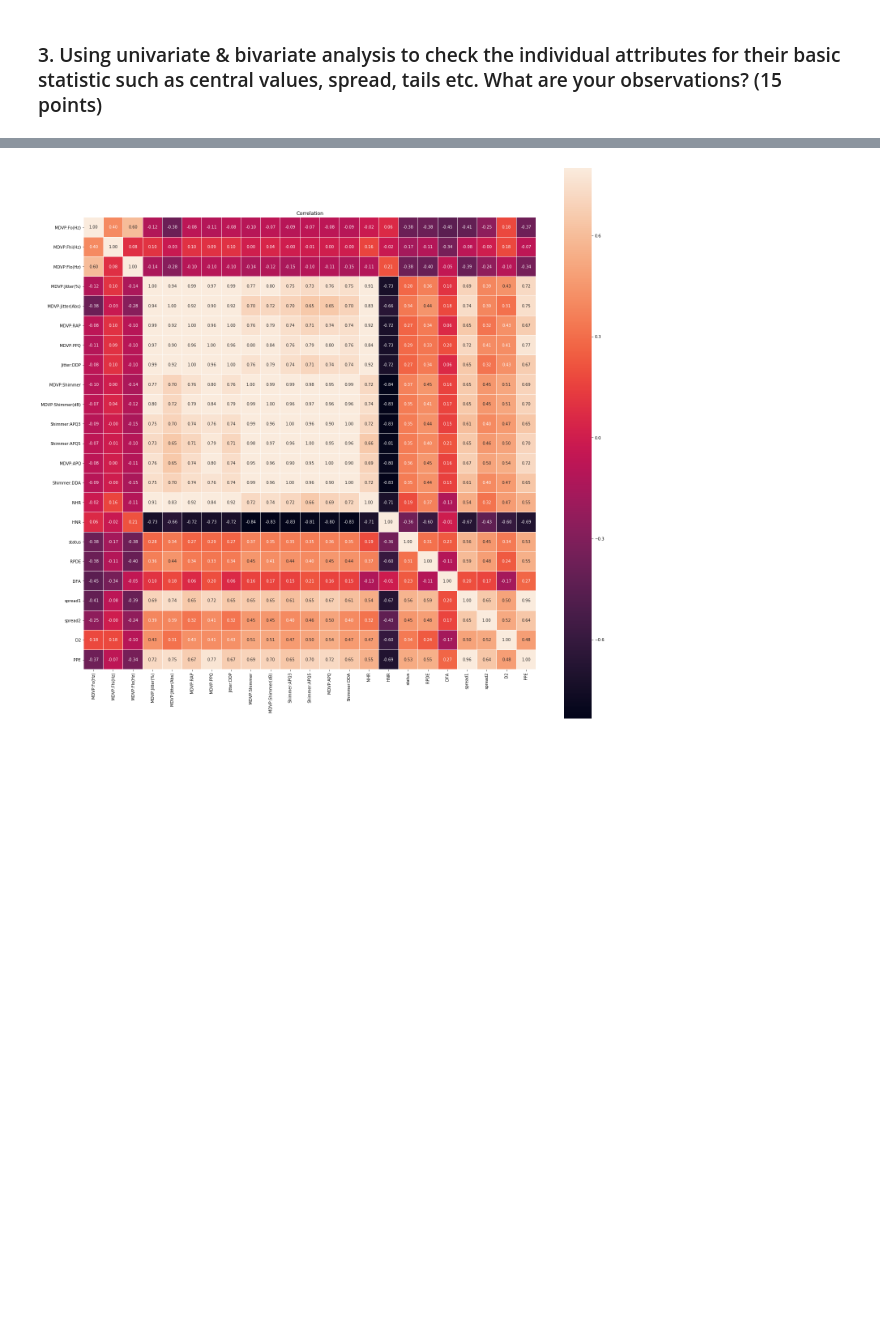
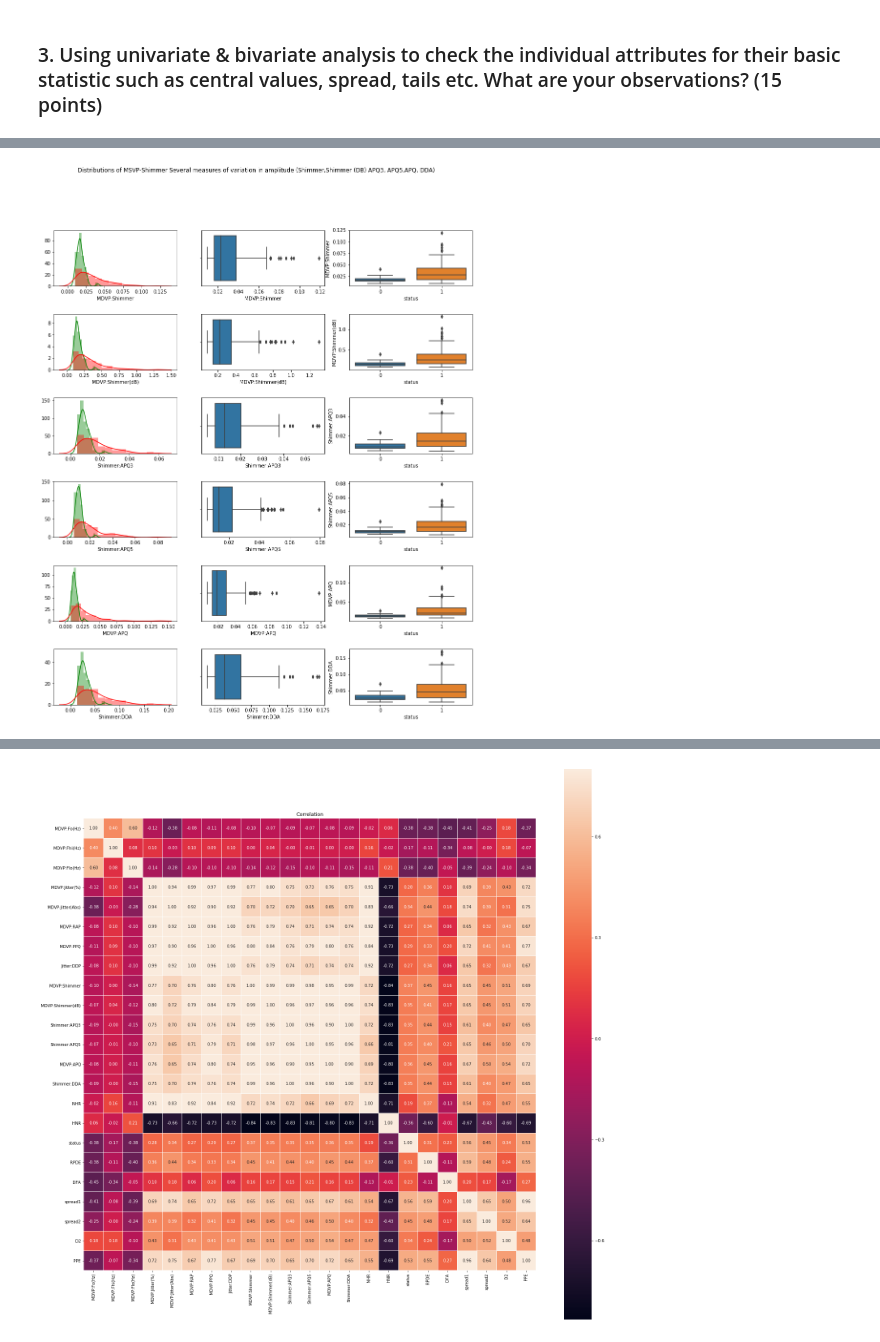
Before and after one commit to GreatLearningAIML1/bangalore-feb-batch-krishnakarthi, a Jupyter notebook: Projects/R3_EnsembleTechnique/EnsembleTechnique_R3_Project1.ipynb, the cells around one changed output, grey strips where cells are left out. Cells and saved outputs as stored; diff of their text form; code cells hidden in the pictures; blank space fills up the shorter version.

```diff
--- a/Projects/R3_EnsembleTechnique/EnsembleTechnique_R3_Project1.ipynb
+++ b/Projects/R3_EnsembleTechnique/EnsembleTechnique_R3_Project1.ipynb
@@ -111,0 +196,38 @@ parkinsons_df.describe().T
+# %%
+#Distributions of MSVP-Shimmer Several measures of variation in amplitude (Shimmer,Shimmer (DB) APQ3, APQ5,APQ, DDA) )
+a4_dims = (15.7, 18.27)
+fig, ax = plt.subplots(nrows=6, ncols=3,figsize=a4_dims)
+fig.subplots_adjust(hspace=0.5)
+fig.suptitle('Distributions of MSVP-Shimmer Several measures of variation in amplitude (Shimmer,Shimmer (DB) APQ3, APQ5,APQ, DDA)')
+
+sns.distplot( parkinsons_df[parkinsons_df["status"] == 0]['MDVP:Shimmer'], color = 'green',ax=ax[0][0])
+sns.distplot( parkinsons_df[parkinsons_df["status"] == 1]['MDVP:Shimmer'], color = 'red',ax=ax[0][0])
+sns.boxplot(data=parkinsons_df, x="MDVP:Shimmer",ax=ax[0][1]);
+sns.boxplot(data=parkinsons_df, y="MDVP:Shimmer",x="status",ax=ax[0][2]);
+
+sns.distplot( parkinsons_df[parkinsons_df["status"] == 0]['MDVP:Shimmer(dB)'], color = 'green',ax=ax[1][0])
+sns.distplot( parkinsons_df[parkinsons_df["status"] == 1]['MDVP:Shimmer(dB)'], color = 'red',ax=ax[1][0])
+sns.boxplot(data=parkinsons_df, x="MDVP:Shimmer(dB)",ax=ax[1][1]);
+sns.boxplot(data=parkinsons_df, y="MDVP:Shimmer(dB)",x="status",ax=ax[1][2]);
+
+sns.distplot( parkinsons_df[parkinsons_df["status"] == 0]['Shimmer:APQ3'], color = 'green',ax=ax[2][0])
+sns.distplot( parkinsons_df[parkinsons_df["status"] == 1]['Shimmer:APQ3'], color = 'red',ax=ax[2][0])
+sns.boxplot(data=parkinsons_df, x="Shimmer:APQ3",ax=ax[2][1]);
+sns.boxplot(data=parkinsons_df, y="Shimmer:APQ3",x="status",ax=ax[2][2]);
+
+sns.distplot( parkinsons_df[parkinsons_df["status"] == 0]['Shimmer:APQ5'], color = 'green',ax=ax[3][0])
+sns.distplot( parkinsons_df[parkinsons_df["status"] == 1]['Shimmer:APQ5'], color = 'red',ax=ax[3][0])
+sns.boxplot(data=parkinsons_df, x="Shimmer:APQ5",ax=ax[3][1]);
+sns.boxplot(data=parkinsons_df, y="Shimmer:APQ5",x="status",ax=ax[3][2]);
+
+sns.distplot( parkinsons_df[parkinsons_df["status"] == 0]['MDVP:APQ'], color = 'green',ax=ax[4][0])
+sns.distplot( parkinsons_df[parkinsons_df["status"] == 1]['MDVP:APQ'], color = 'red',ax=ax[4][0])
+sns.boxplot(data=parkinsons_df, x="MDVP:APQ",ax=ax[4][1]);
+sns.boxplot(data=parkinsons_df, y="MDVP:APQ",x="status",ax=ax[4][2]);
+
+sns.distplot( parkinsons_df[parkinsons_df["status"] == 0]['Shimmer:DDA'], color = 'green',ax=ax[5][0])
+sns.distplot( parkinsons_df[parkinsons_df["status"] == 1]['Shimmer:DDA'], color = 'red',ax=ax[5][0])
+sns.boxplot(data=parkinsons_df, x="Shimmer:DDA",ax=ax[5][1]);
+sns.boxplot(data=parkinsons_df, y="Shimmer:DDA",x="status",ax=ax[5][2]);
+# %% [output]
+[figure, added]
```
Also changed, not shown: parts of 49 cells of this notebook.
